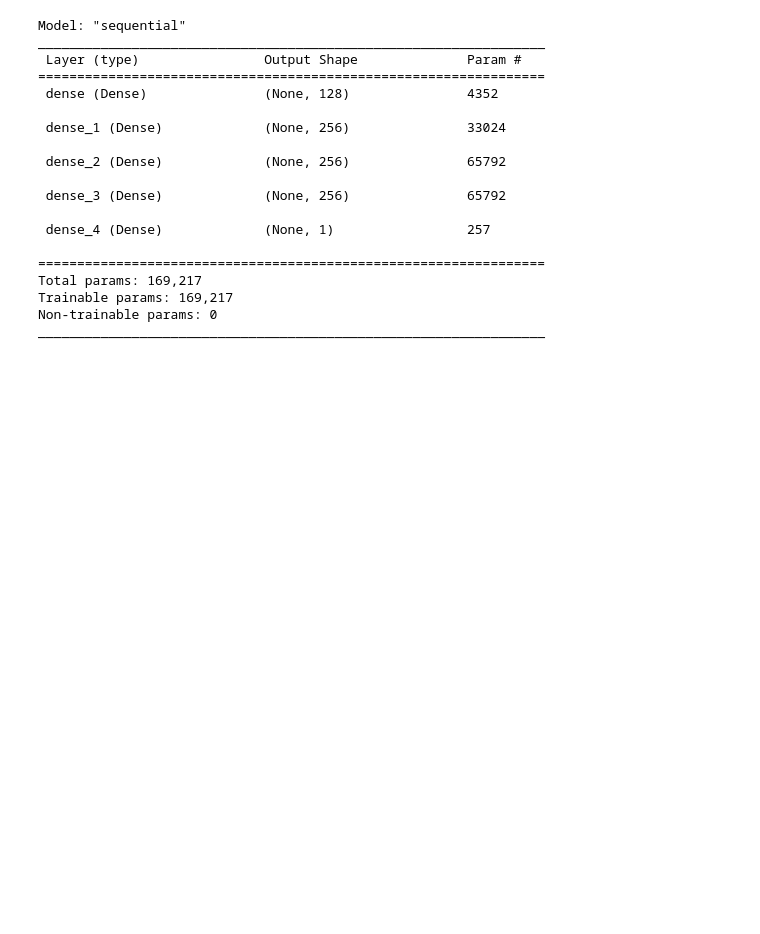
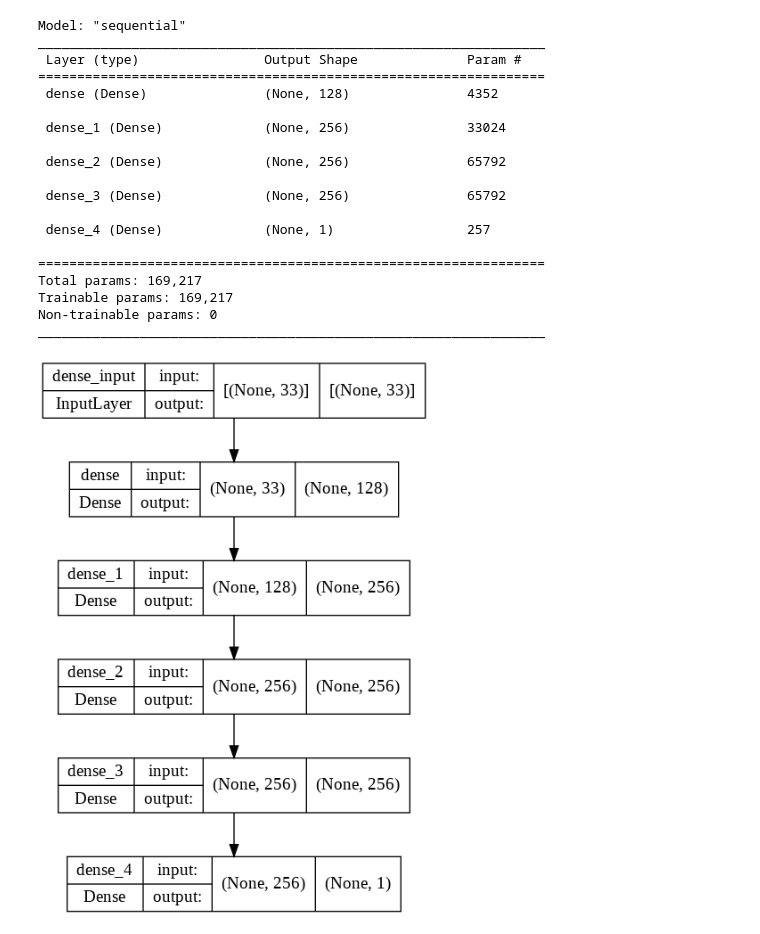
Before and after one commit to ChuyangXiao/Hotel-Room-Price-Estimation, a Jupyter notebook: Advanced Models.ipynb, the cells around one changed output. Cells and saved outputs as stored; diff of their text form; code cells hidden in the pictures; blank space fills up the shorter version.

```diff
--- a/Advanced Models.ipynb
+++ b/Advanced Models.ipynb
@@ -227,6 +235,11 @@ Total params: 169,217
 Trainable params: 169,217
 Non-trainable params: 0
 _________________________________________________________________
+# %%
+from keras.utils.vis_utils import plot_model
+plot_model(NN_model, show_shapes=True, show_layer_names=True)
+# %% [output]
+[figure, added]
 # %%
 checkpoint_name = 'Weights-{epoch:03d}--{val_loss:.5f}.hdf5'
 checkpoint = ModelCheckpoint(checkpoint_name, monitor='val_loss',
```
Also changed, not shown: parts of 16 cells of this notebook, 6 other files.
